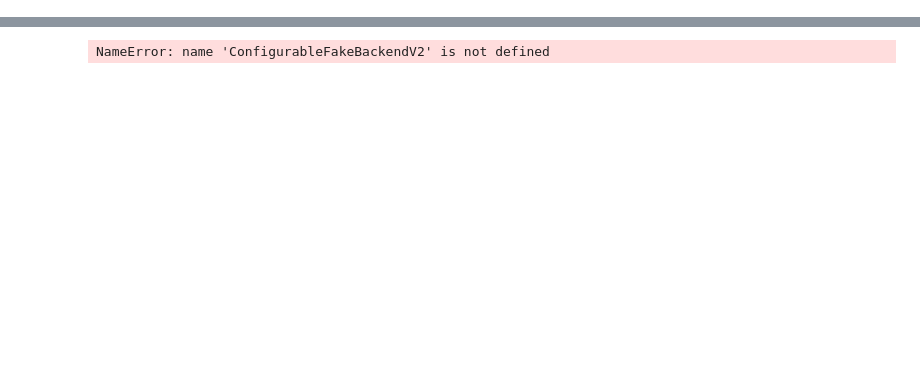
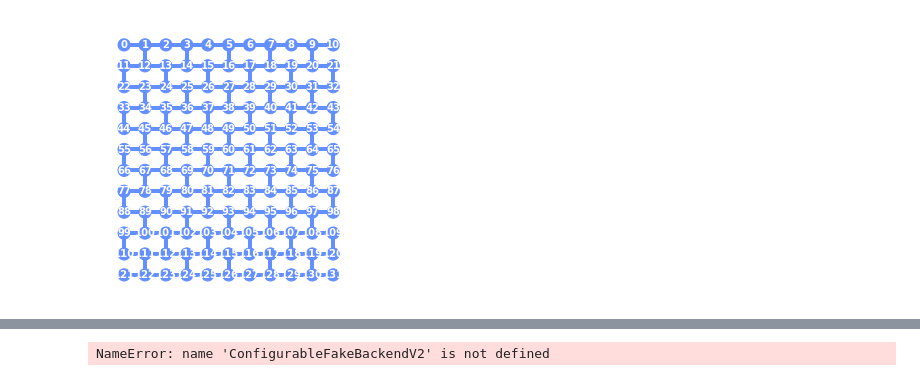
Before and after one commit to Pitt-JonesLab/clonk_transpilation, a Jupyter notebook: backend_utils/test.ipynb, the cells around one changed output, grey strips where cells are left out. Cells and saved outputs as stored; diff of their text form; code cells hidden in the pictures; blank space fills up the shorter version.

```diff
--- a/backend_utils/test.ipynb
+++ b/backend_utils/test.ipynb
@@ -10,0 +21,5 @@ plot_gate_map(pb)#, qubit_coordinates=pb.qubit_coordinates)
+# %%
+pb = PenguinV4()
+plot_gate_map(pb, qubit_coordinates=pb.qubit_coordinates)
+# %% [output]
+[figure, added]
```
Also changed, not shown: parts of 8 cells of this notebook, 20 other files.
